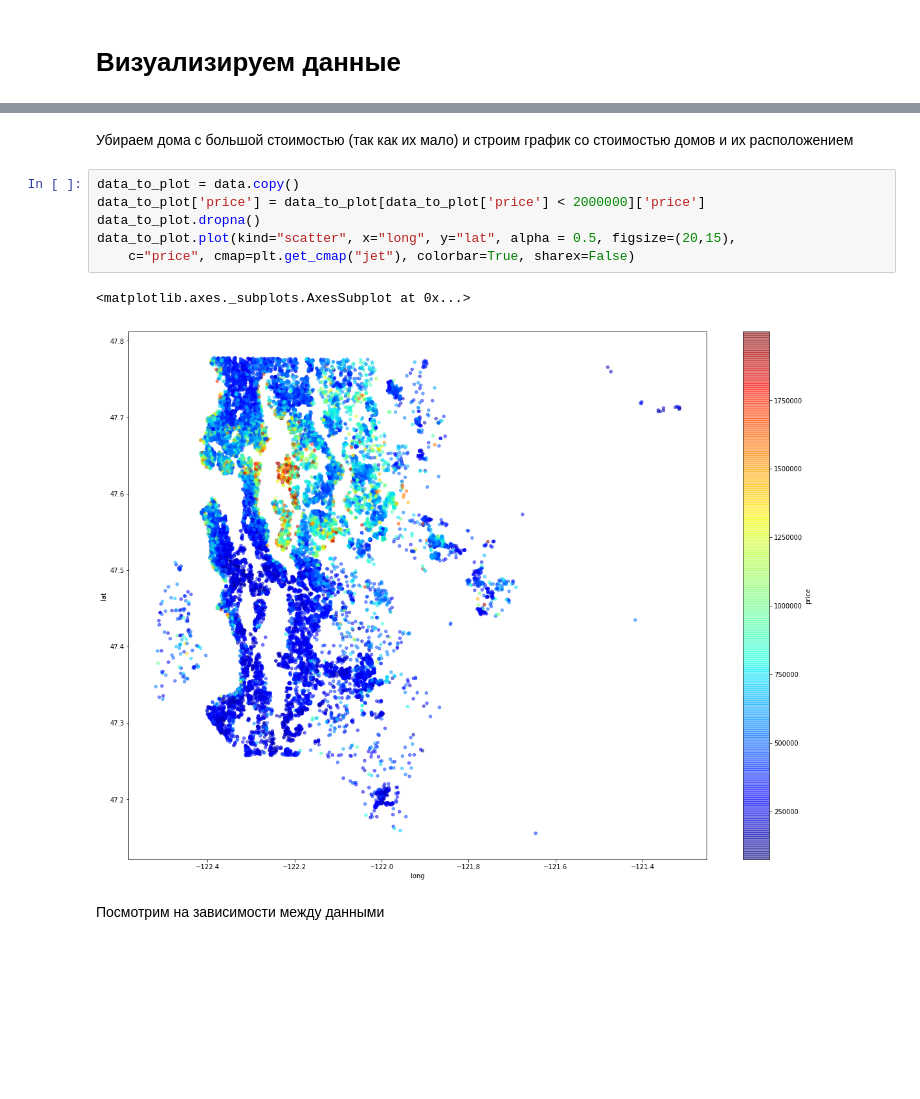
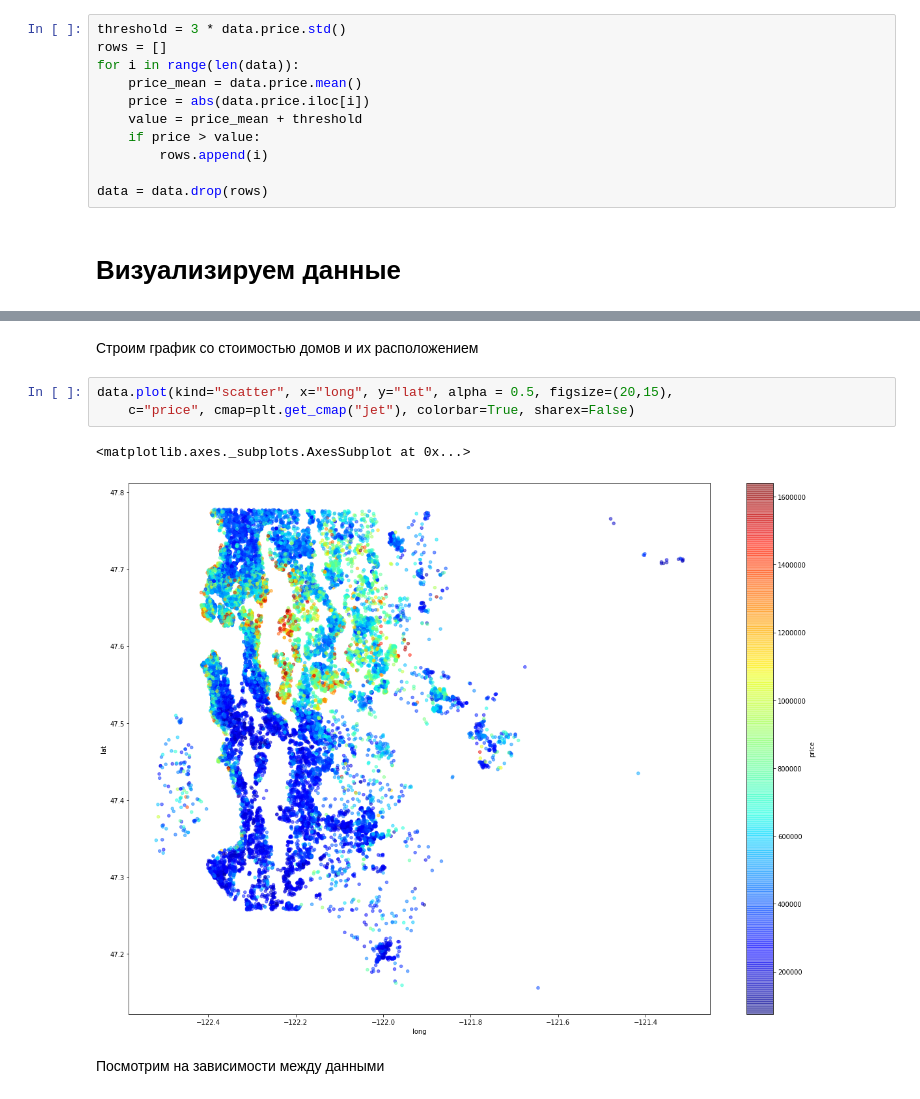
Before and after one commit to kkonsw/mlearn-course, a Jupyter notebook: house-sales/house-sales.ipynb, the cells around one changed output, grey strips where cells are left out. Cells and saved outputs as stored; diff of their text form; blank space fills up the shorter version.

```diff
--- a/house-sales/house-sales.ipynb
+++ b/house-sales/house-sales.ipynb
@@ -87,3 +89,14 @@ data.describe()
+# %%
+threshold = 3 * data.price.std()
+rows = []
+for i in range(len(data)):
+    price_mean = data.price.mean()
+    price = abs(data.price.iloc[i])
+    value = price_mean + threshold
+    if price > value:
+        rows.append(i)
+
+data = data.drop(rows)
 # %% [markdown]
 # Визуализируем данные
 # %%
@@ -94,14 +107,11 @@ plt.show()
 # %% [markdown]
-Убираем дома с большой стоимостью (так как их мало) и строим график со стоимостью домов и их расположением
+Строим график со стоимостью домов и их расположением
 # %%
-data_to_plot = data.copy()
-data_to_plot['price'] = data_to_plot[data_to_plot['price'] < 2000000]['price']
-data_to_plot.dropna()
-data_to_plot.plot(kind="scatter", x="long", y="lat", alpha = 0.5, figsize=(20,15),
+data.plot(kind="scatter", x="long", y="lat", alpha = 0.5, figsize=(20,15),
     c="price", cmap=plt.get_cmap("jet"), colorbar=True, sharex=False)
 # %% [output]
 <matplotlib.axes._subplots.AxesSubplot at 0x...>
-[figure, old version]
+[figure, new version]
 # %% [markdown]
 Посмотрим на зависимости между данными
 # %%
```
Also changed, not shown: parts of 5 cells of this notebook.
